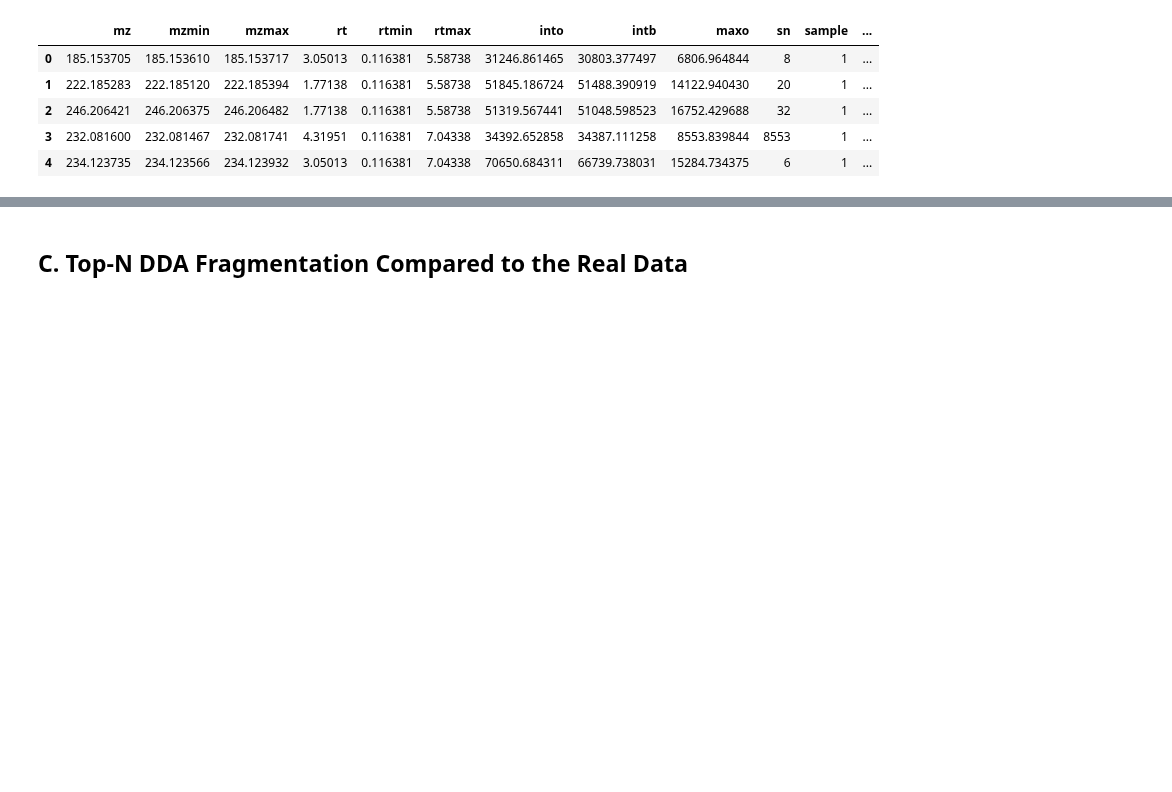
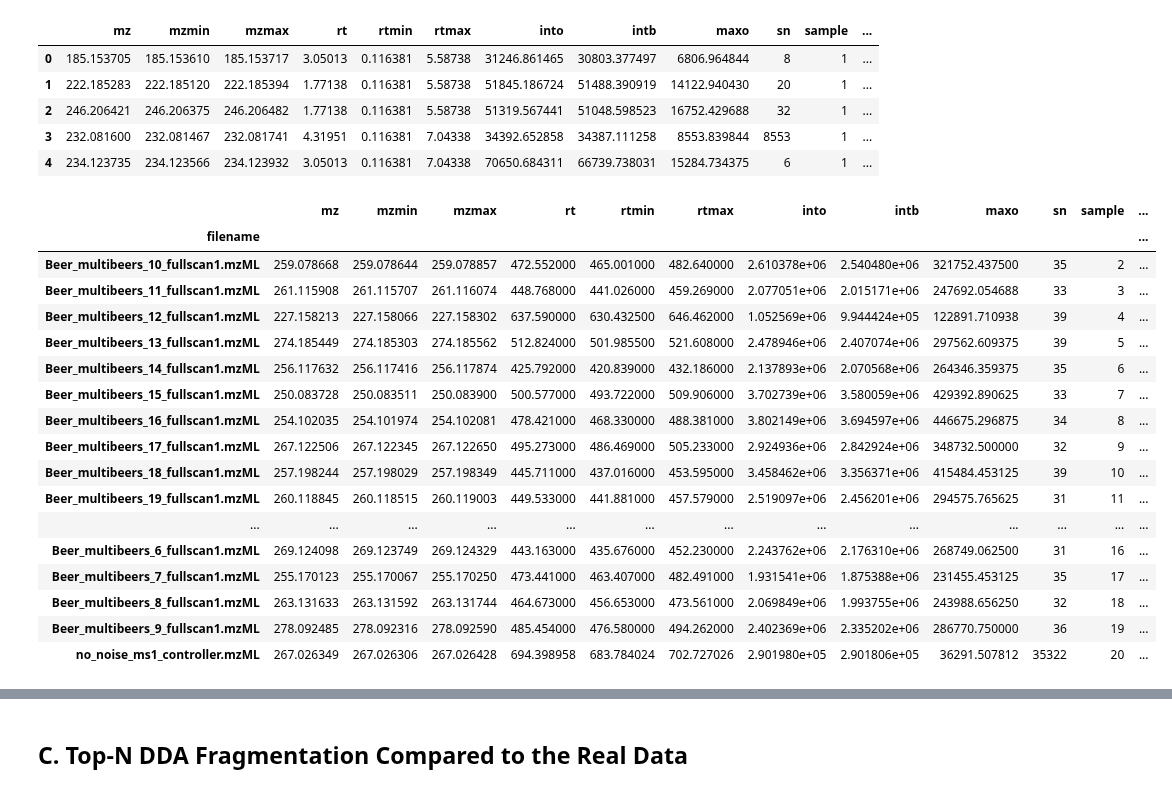
Before and after one commit to sdrogers/clms, a Jupyter notebook: Simulator/notebooks/plots_for_paper.ipynb, the cells around one changed output, grey strips where cells are left out. Saved outputs shown, nothing was run; the diff lists cells and outputs as text; code cells hidden in the pictures; blank space fills up the shorter version.

```diff
--- a/Simulator/notebooks/plots_for_paper.ipynb
+++ b/Simulator/notebooks/plots_for_paper.ipynb
@@ -57,3 +61,24 @@ def make_boxplot(df, x, y, xticklabels, title):
         g.set_xticklabels(rotation=90)
     plt.title(title)
     plt.tight_layout()
+# %%
+df.groupby('filename').median()
+# %% [output]
+|  | mz | mzmin | mzmax | rt | rtmin | rtmax | into | intb | maxo | sn | sample | ... |
+| filename |  |  |  |  |  |  |  |  |  |  |  | ... |
+| Beer_multibeers_10_fullscan1.mzML | 259.078668 | 259.078644 | 259.078857 | 472.552000 | 465.001000 | 482.640000 | 2.610378e+06 | 2.540480e+06 | 321752.437500 | 35 | 2 | ... |
+| Beer_multibeers_11_fullscan1.mzML | 261.115908 | 261.115707 | 261.116074 | 448.768000 | 441.026000 | 459.269000 | 2.077051e+06 | 2.015171e+06 | 247692.054688 | 33 | 3 | ... |
+| Beer_multibeers_12_fullscan1.mzML | 227.158213 | 227.158066 | 227.158302 | 637.590000 | 630.432500 | 646.462000 | 1.052569e+06 | 9.944424e+05 | 122891.710938 | 39 | 4 | ... |
+| Beer_multibeers_13_fullscan1.mzML | 274.185449 | 274.185303 | 274.185562 | 512.824000 | 501.985500 | 521.608000 | 2.478946e+06 | 2.407074e+06 | 297562.609375 | 39 | 5 | ... |
+| Beer_multibeers_14_fullscan1.mzML | 256.117632 | 256.117416 | 256.117874 | 425.792000 | 420.839000 | 432.186000 | 2.137893e+06 | 2.070568e+06 | 264346.359375 | 35 | 6 | ... |
+| Beer_multibeers_15_fullscan1.mzML | 250.083728 | 250.083511 | 250.083900 | 500.577000 | 493.722000 | 509.906000 | 3.702739e+06 | 3.580059e+06 | 429392.890625 | 33 | 7 | ... |
+| Beer_multibeers_16_fullscan1.mzML | 254.102035 | 254.101974 | 254.102081 | 478.421000 | 468.330000 | 488.381000 | 3.802149e+06 | 3.694597e+06 | 446675.296875 | 34 | 8 | ... |
+| Beer_multibeers_17_fullscan1.mzML | 267.122506 | 267.122345 | 267.122650 | 495.273000 | 486.469000 | 505.233000 | 2.924936e+06 | 2.842924e+06 | 348732.500000 | 32 | 9 | ... |
+| Beer_multibeers_18_fullscan1.mzML | 257.198244 | 257.198029 | 257.198349 | 445.711000 | 437.016000 | 453.595000 | 3.458462e+06 | 3.356371e+06 | 415484.453125 | 39 | 10 | ... |
+| Beer_multibeers_19_fullscan1.mzML | 260.118845 | 260.118515 | 260.119003 | 449.533000 | 441.881000 | 457.579000 | 2.519097e+06 | 2.456201e+06 | 294575.765625 | 31 | 11 | ... |
+| ... | ... | ... | ... | ... | ... | ... | ... | ... | ... | ... | ... | ... |
+| Beer_multibeers_6_fullscan1.mzML | 269.124098 | 269.123749 | 269.124329 | 443.163000 | 435.676000 | 452.230000 | 2.243762e+06 | 2.176310e+06 | 268749.062500 | 31 | 16 | ... |
+| Beer_multibeers_7_fullscan1.mzML | 255.170123 | 255.170067 | 255.170250 | 473.441000 | 463.407000 | 482.491000 | 1.931541e+06 | 1.875388e+06 | 231455.453125 | 35 | 17 | ... |
+| Beer_multibeers_8_fullscan1.mzML | 263.131633 | 263.131592 | 263.131744 | 464.673000 | 456.653000 | 473.561000 | 2.069849e+06 | 1.993755e+06 | 243988.656250 | 32 | 18 | ... |
+| Beer_multibeers_9_fullscan1.mzML | 278.092485 | 278.092316 | 278.092590 | 485.454000 | 476.580000 | 494.262000 | 2.402369e+06 | 2.335202e+06 | 286770.750000 | 36 | 19 | ... |
+| no_noise_ms1_controller.mzML | 267.026349 | 267.026306 | 267.026428 | 694.398958 | 683.784024 | 702.727026 | 2.901980e+05 | 2.901806e+05 | 36291.507812 | 35322 | 20 | ... |
```
Also changed, not shown: parts of 6 cells of this notebook, 3 other files.
